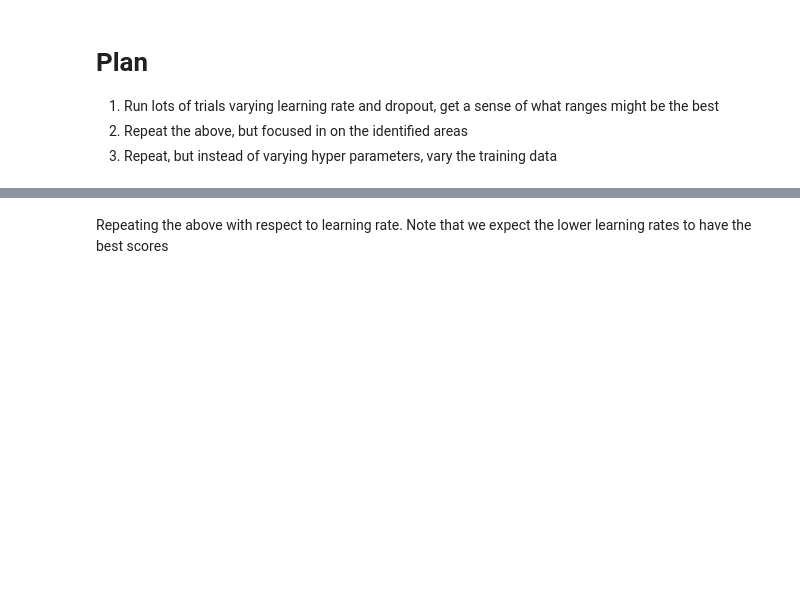
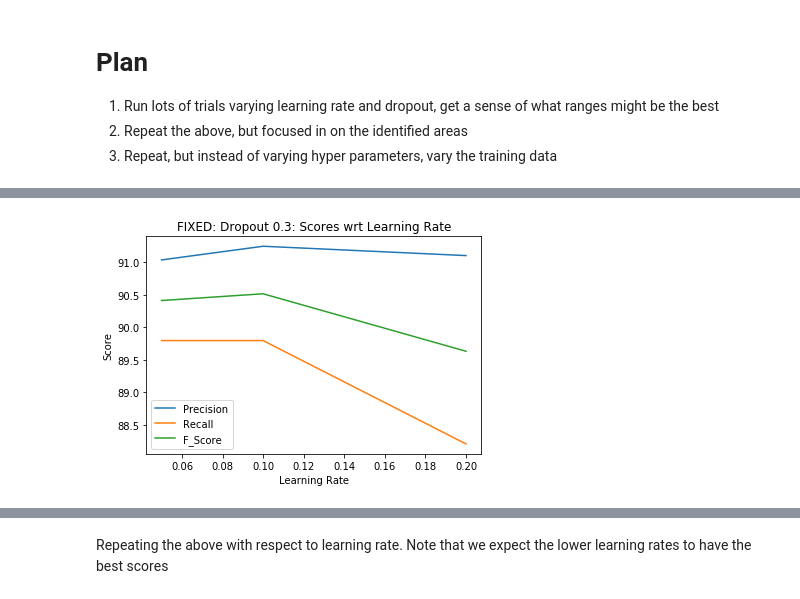
Before and after one commit to slavesocieties/ssda-nlp, a Jupyter notebook: 70-exhaustive-training.ipynb, the cells around one changed output, grey strips where cells are left out. Cells and saved outputs as stored; diff of their text form; code cells hidden in the pictures; blank space fills up the shorter version.

```diff
--- a/70-exhaustive-training.ipynb
+++ b/70-exhaustive-training.ipynb
@@ -306,0 +361,85 @@ plt.show()
+# %%
+#no_test
+
+#Selecting trials where the Learning_Rate is greater than some desired value
+min_lr = 0.03
+my_lr = [i for i in my_lr if i >= min_lr]
+
+dps3f = dps3.loc[dps3['Learning_Rate'] <= min_lr]
+dps5f = dps5.loc[dps5['Learning_Rate'] <= min_lr]
+dps57f = dps57.loc[dps57['Learning_Rate'] <= min_lr]
+dps64f = dps64.loc[dps64['Learning_Rate'] <= min_lr]
+dps7f = dps7.loc[dps7['Learning_Rate'] <= min_lr]
+
+#Plotting again
+plt.figure(1)
+#plt.subplot(511)
+dps3f_precision = dps3f['Precision'].tolist()
+dps3f_recall = dps3f['Recall'].tolist()
+dps3f_f = dps3f['F_Score'].tolist()
+plt.plot(my_lr, dps3f_precision, label='Precision')
+plt.plot(my_lr, dps3f_recall, label='Recall')
+plt.plot(my_lr, dps3f_f, label='F_Score')
+plt.xlabel('Learning Rate')
+plt.ylabel('Score')
+plt.title('FIXED: Dropout 0.3: Scores wrt Learning Rate')
+plt.legend()
+plt.show()
+
+plt.figure(2)
+#plt.subplot(511)
+dps5f_precision = dps5f['Precision'].tolist()
+dps5f_recall = dps5f['Recall'].tolist()
+dps5f_f = dps5f['F_Score'].tolist()
+plt.plot(my_lr, dps5f_precision, label='Precision')
+plt.plot(my_lr, dps5f_recall, label='Recall')
+plt.plot(my_lr, dps5f_f, label='F_Score')
+plt.xlabel('Learning Rate')
+plt.ylabel('Score')
+plt.title('FIXED: Dropout 0.5: Scores wrt Learning Rate')
+plt.legend()
+plt.show()
+
+plt.figure(3)
+#plt.subplot(511)
+dps57f_precision = dps57f['Precision'].tolist()
+dps57f_recall = dps57f['Recall'].tolist()
+dps57f_f = dps57f['F_Score'].tolist()
+plt.plot(my_lr, dps57f_precision, label='Precision')
+plt.plot(my_lr, dps57f_recall, label='Recall')
+plt.plot(my_lr, dps57f_f, label='F_Score')
+plt.xlabel('Learning Rate')
+plt.ylabel('Score')
+plt.title('FIXED: Dropout 0.57: Scores wrt Learning Rate')
+plt.legend()
+plt.show()
+
+plt.figure(4)
+#plt.subplot(511)
+dps64f_precision = dps64f['Precision'].tolist()
+dps64f_recall = dps64f['Recall'].tolist()
+dps64f_f = dps64f['F_Score'].tolist()
+plt.plot(my_lr, dps64f_precision, label='Precision')
+plt.plot(my_lr, dps64f_recall, label='Recall')
+plt.plot(my_lr, dps64f_f, label='F_Score')
+plt.xlabel('Learning Rate')
+plt.ylabel('Score')
+plt.title('FIXED: Dropout 0.64: Scores wrt Learning Rate')
+plt.legend()
+plt.show()
+
+plt.figure(5)
+#plt.subplot(511)
+dps7f_precision = dps7f['Precision'].tolist()
+dps7f_recall = dps7f['Recall'].tolist()
+dps7f_f = dps7f['F_Score'].tolist()
+plt.plot(my_lr, dps7f_precision, label='Precision')
+plt.plot(my_lr, dps7f_recall, label='Recall')
+plt.plot(my_lr, dps7f_f, label='F_Score')
+plt.xlabel('Learning Rate')
+plt.ylabel('Score')
+plt.title('FIXED: Dropout 0.7: Scores wrt Learning Rate')
+plt.legend()
+plt.show()
+# %% [output]
+[figure, added]
```
Also changed, not shown: parts of 20 cells of this notebook, 2 other files.
